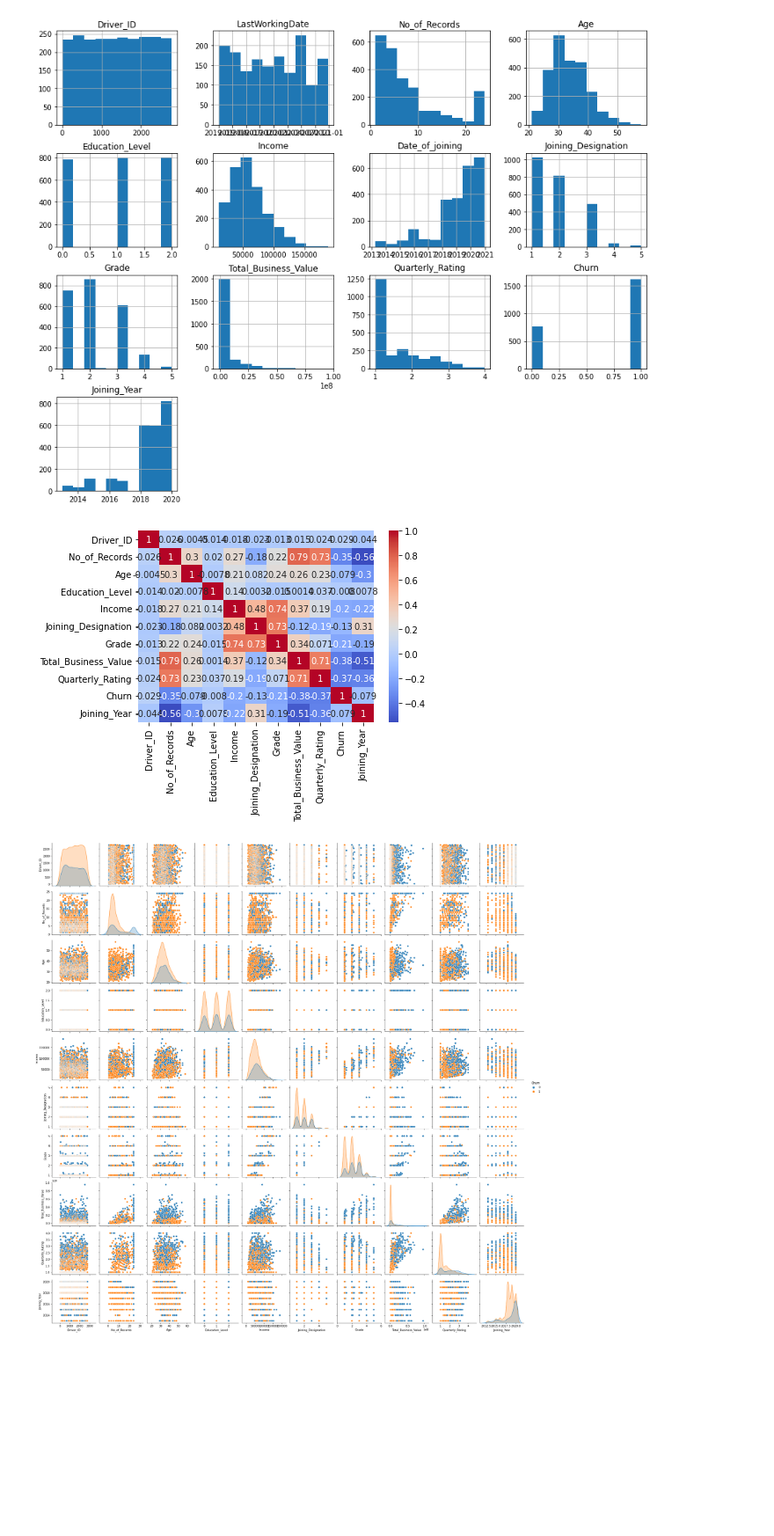
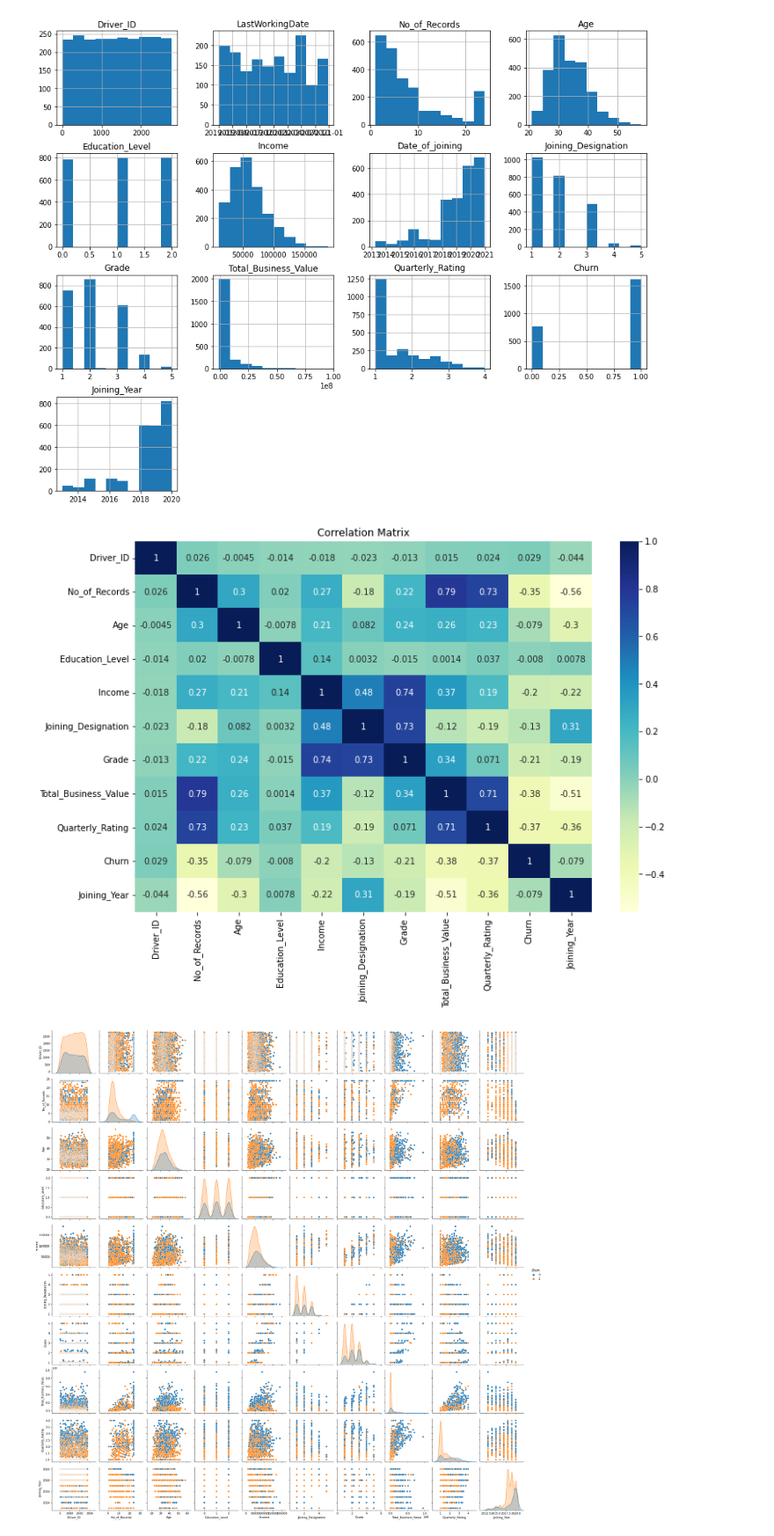
Before and after one commit to pkmariya/Scaler01, a Jupyter notebook: OLA_CaseStudy_Mariya_DSMLJune2022.ipynb, the cells around one changed output. Shown at 88% size. Drawn from its saved outputs; the diff is of its cells as text; code cells hidden in the pictures; blank space fills up the shorter version.

```diff
--- a/OLA_CaseStudy_Mariya_DSMLJune2022.ipynb
+++ b/OLA_CaseStudy_Mariya_DSMLJune2022.ipynb
@@ -324,11 +324,13 @@ plt.show()
 # %% [output]
 [figure]
 # %%
-corr = work_df.corr()
-sns.heatmap(corr, annot=True, cmap='coolwarm')
+corr = work_df.corr(method='pearson')
+plt.figure(figsize=(12, 8))
+sns.heatmap(corr, cmap='YlGnBu', annot=True)
+plt.title("Correlation Matrix")
 plt.show()
 # %% [output]
-[figure, old version]
+[figure, new version]
 # %%
 sns.pairplot(work_df, hue='Churn')
 plt.show()
```
